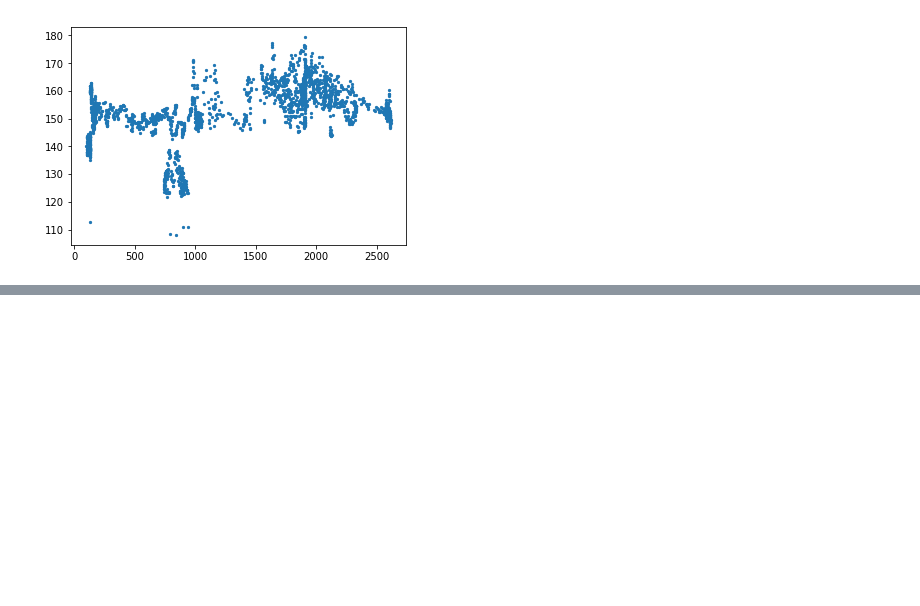
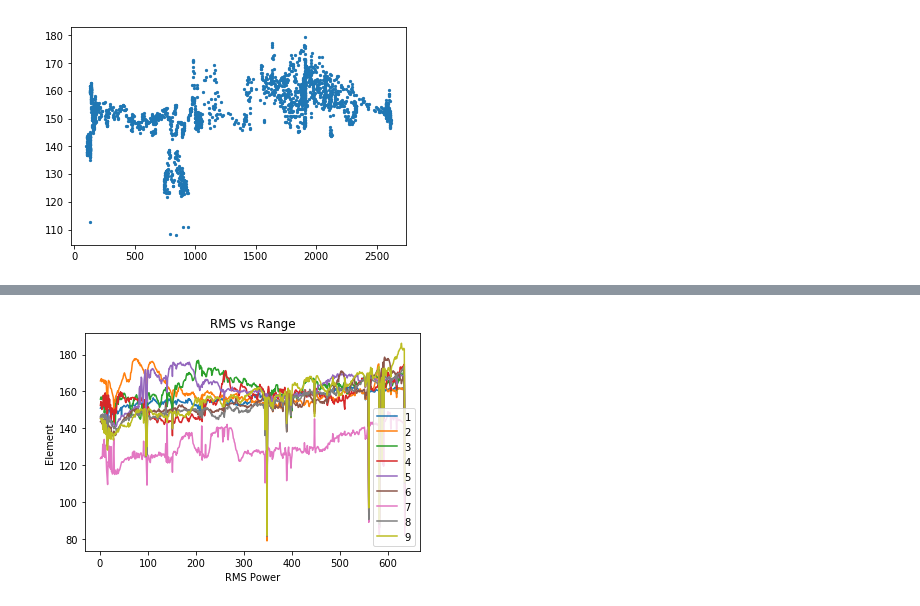
Before and after one commit to efreneau/Machine-Learning-On-Seismic-Streamer-Data, a Jupyter notebook: Power Plot.ipynb, the cells around one changed output, grey strips where cells are left out. Cells and saved outputs as stored; diff of their text form; code cells hidden in the pictures; blank space fills up the shorter version.

```diff
--- a/Power Plot.ipynb
+++ b/Power Plot.ipynb
@@ -91,0 +77,13 @@ p.show()
+# %%
+#RMS vs Range
+for i in range(0,9):
+    y = data[100+i*240,range(1,636),4]
+    p.plot(range(1,636),y)
+p.legend(range(1,10))
+p.title('RMS vs Range')
+p.xlabel('RMS Power')
+p.ylabel('Element')
+p.legend()
+p.show()
+# %% [output]
+[figure, added]
```
Also changed, not shown: parts of 5 cells of this notebook.
